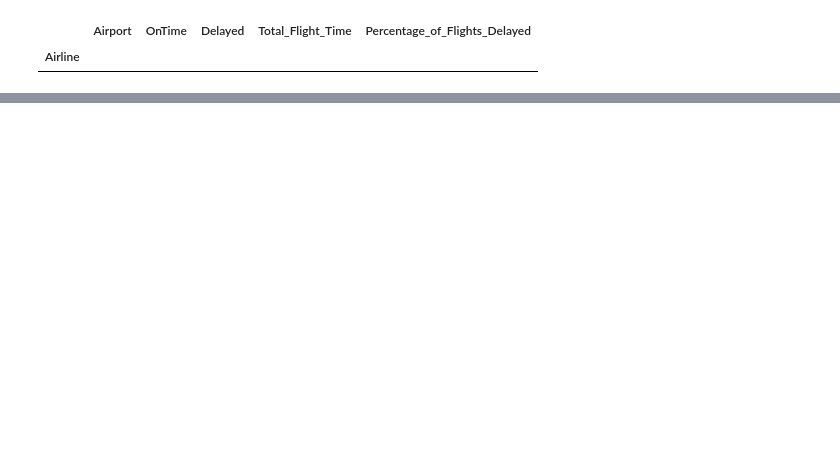
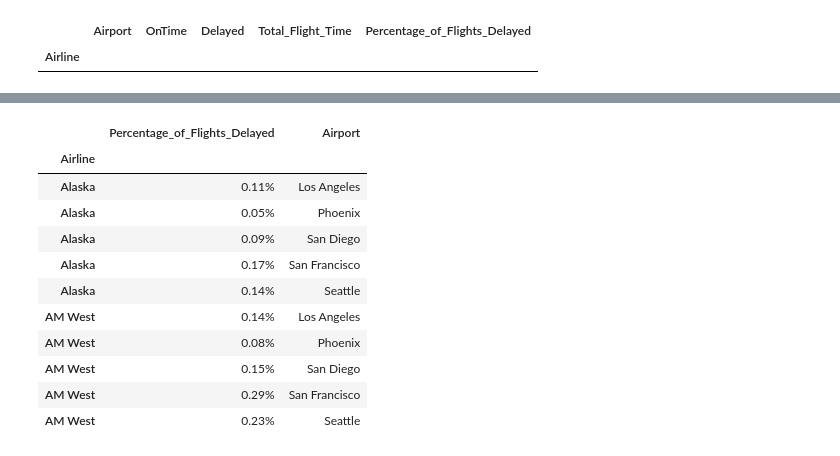
Before and after one commit to Dawad81/IS362-Database-Acquisition-and-Management, a Jupyter notebook: IS362_Project_1.ipynb, the cells around one changed output, grey strips where cells are left out. Drawn from its saved outputs; the diff is of its cells as text; code cells hidden in the pictures; blank space fills up the shorter version.

```diff
--- a/IS362_Project_1.ipynb
+++ b/IS362_Project_1.ipynb
@@ -87,0 +166,17 @@ flightDataEdits.loc[flightDataEdits['Airport']=='New York']
+# %%
+subset=resetindex.reindex(columns= ['Percentage_of_Flights_Delayed','Airport'])
+# %%
+subset
+# %% [output]
+|  | Percentage_of_Flights_Delayed | Airport |
+| Airline |  |  |
+| Alaska | 0.11% | Los Angeles |
+| Alaska | 0.05% | Phoenix |
+| Alaska | 0.09% | San Diego |
+| Alaska | 0.17% | San Francisco |
+| Alaska | 0.14% | Seattle |
+| AM West | 0.14% | Los Angeles |
+| AM West | 0.08% | Phoenix |
+| AM West | 0.15% | San Diego |
+| AM West | 0.29% | San Francisco |
+| AM West | 0.23% | Seattle |
```
Also changed, not shown: parts of 26 cells of this notebook.
